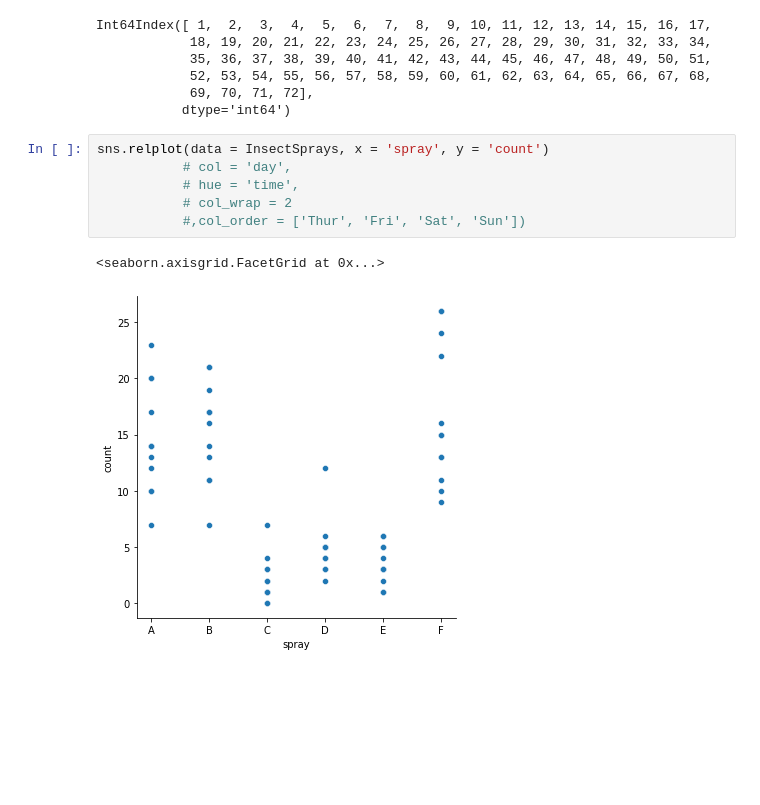
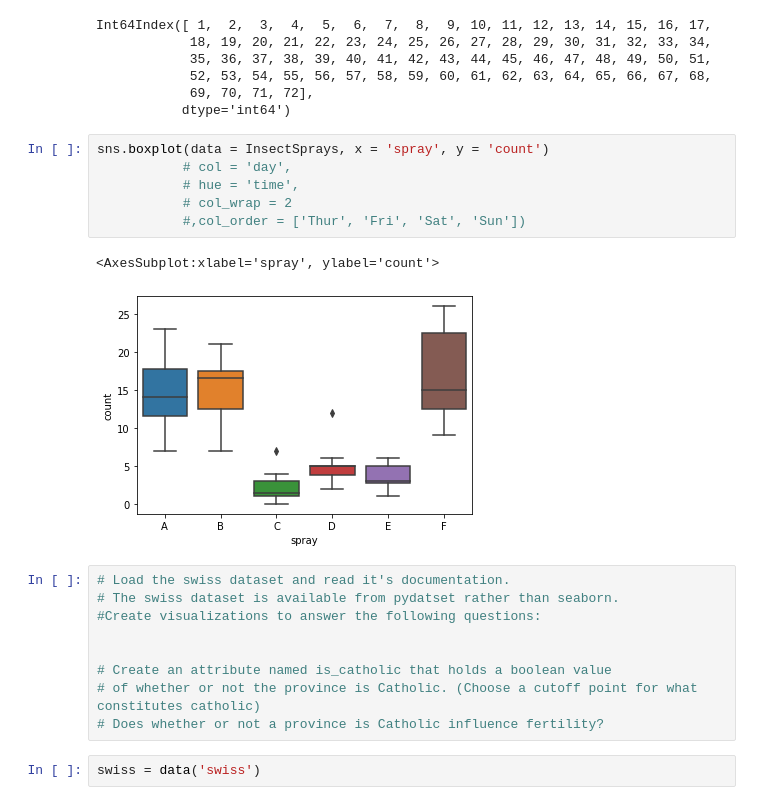
Before and after one commit to PGuajardo/numpy-pandas-visualization-exercises, a Jupyter notebook: seaborn_exercises.ipynb, the cells around one changed output. Saved outputs shown, nothing was run; the diff lists cells and outputs as text; blank space fills up the shorter version.

```diff
--- a/seaborn_exercises.ipynb
+++ b/seaborn_exercises.ipynb
@@ -149,11 +144,22 @@ Int64Index([ 1,  2,  3,  4,  5,  6,  7,  8,  9, 10, 11, 12, 13, 14, 15, 16, 17,
             69, 70, 71, 72],
            dtype='int64')
 # %%
-sns.relplot(data = InsectSprays, x = 'spray', y = 'count')
+sns.boxplot(data = InsectSprays, x = 'spray', y = 'count')
            # col = 'day',
            # hue = 'time',
            # col_wrap = 2
            #,col_order = ['Thur', 'Fri', 'Sat', 'Sun'])
 # %% [output]
-<seaborn.axisgrid.FacetGrid at 0x...>
+<AxesSubplot:xlabel='spray', ylabel='count'>
-[figure, old version]
+[figure, new version]
+# %%
+# Load the swiss dataset and read it's documentation.
+# The swiss dataset is available from pydatset rather than seaborn.
+#Create visualizations to answer the following questions:
+
+
+# Create an attribute named is_catholic that holds a boolean value
+# of whether or not the province is Catholic. (Choose a cutoff point for what constitutes catholic)
+# Does whether or not a province is Catholic influence fertility?
+# %%
+swiss = data('swiss')
```
Also changed, not shown: parts of 32 cells of this notebook.
